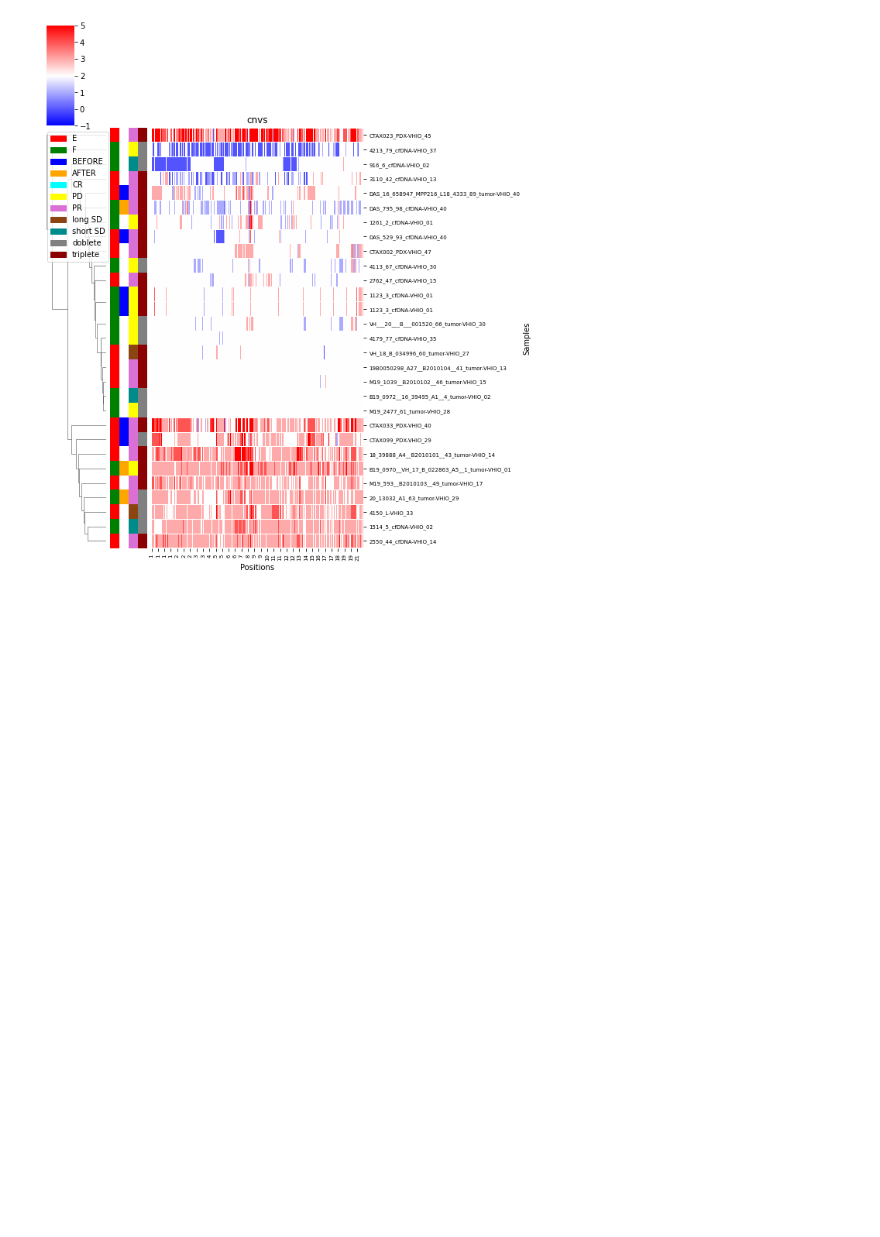
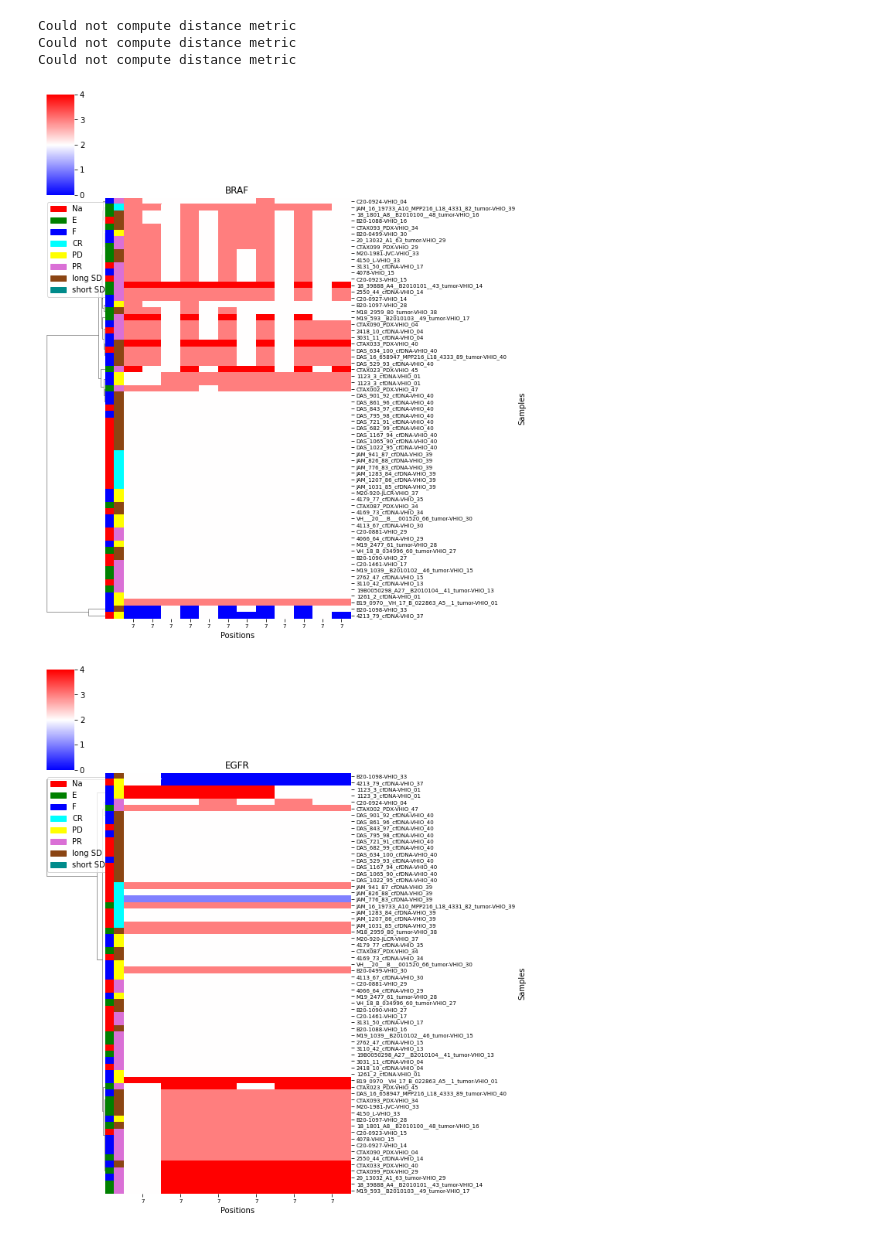
Before and after one commit to jfnavarro/scitron, a Jupyter notebook: analysis_cnvs.ipynb, the cells around one changed output. Drawn from its saved outputs; the diff is of its cells as text; code cells hidden in the pictures; blank space fills up the shorter version.

```diff
--- a/analysis_cnvs.ipynb
+++ b/analysis_cnvs.ipynb
@@ -1,5 +1,10 @@
 # %%
 import pandas as pd
+
 cnvs = pd.read_csv('../analysis/merged_cnvs.txt', sep="\t", header=0, index_col=0, low_memory=False)
 cnvs_genes = pd.read_csv('../analysis/merged_cnvs_genes.txt', sep="\t", header=0, index_col=0)
+
+metasamples = pd.read_excel('../Metadata.xlsx')
+metasamples['SAMPLE_ID'] = metasamples['SAMPLE_ID'].astype(str)
+metasamples.index = [x.strip() for x in metasamples['SAMPLE_ID'] + '-' + metasamples['PATIENT_ID']]
 # %%
@@ -120,13 +127,11 @@ plot_heatmap(data, meta_filtered, name, name + "_scaled.pdf", False, True)
 # %%
-cfdna_samples = meta_filtered[(meta_filtered['SAMPLE_TYPE'] == "cfDNA")].index
-cnvs_cfdna = cnvs.loc[:, cnvs.columns[0:2].to_list() + cfdna_samples.tolist()]
-data = cnvs_cfdna.iloc[:,2:].transpose()
+data = cnvs.iloc[:,2:].transpose()
 data[data == 'Na'] = np.nan
 data = data.astype('float')
 data = data.dropna(how='all', axis=0)
 data = data.dropna(how='all', axis=1)
 data[data > 5.0] = 5
 data = data.fillna(2)
-name = 'cnvs_cfdna'
+name = 'CNVs'
 plot_heatmap(data, meta_filtered, name, name + "_scaled.pdf", False, True)
 # %% [output]
@@ -134,12 +139,25 @@ plot_heatmap(data, meta_filtered, name, name + "_scaled.pdf", False, True)
 # %%
-data = cnvs.iloc[:,2:].transpose()
-data[data == 'Na'] = np.nan
-data = data.astype('float')
-data = data.dropna(how='all', axis=0)
-data = data.dropna(how='all', axis=1)
-data[data > 5.0] = 5
-data = data.fillna(2)
-name = 'cnvs'
-plot_heatmap(data, meta_filtered, name, name + "_scaled.pdf", False, True)
+for name, group in cnvs.iloc[:,1:].groupby('GENE', axis=0):
+    if name in ['MYC', 'MYCL', 'MET', 'EGFR', 'BRAF', 'KRAS']:
+        data = group.iloc[:,1:].transpose()
+        data[data == 'Na'] = np.nan
+        data = data.astype('float')
+        data = data.dropna(how='all', axis=0)
+        data = data.dropna(how='all', axis=1)
+        min_value = np.nanmin(data.to_numpy())
+        if min_value == -1:
+            total = 5
+        elif min_value == 0:
+            total = 4
+        else:
+            total = 3
+        data[data > total] = total
+        data = data.fillna(2)
+        data = data.T.drop_duplicates().T
+        plot_heatmap(data, meta_filtered, name, name + "_scaled.pdf", False, True)
 # %% [output]
+Could not compute distance metric
+Could not compute distance metric
+Could not compute distance metric
-[figure, old version]
+[figure, new version]
+[figure, added]
```
Also changed, not shown: parts of 11 cells of this notebook, 15 other files.
